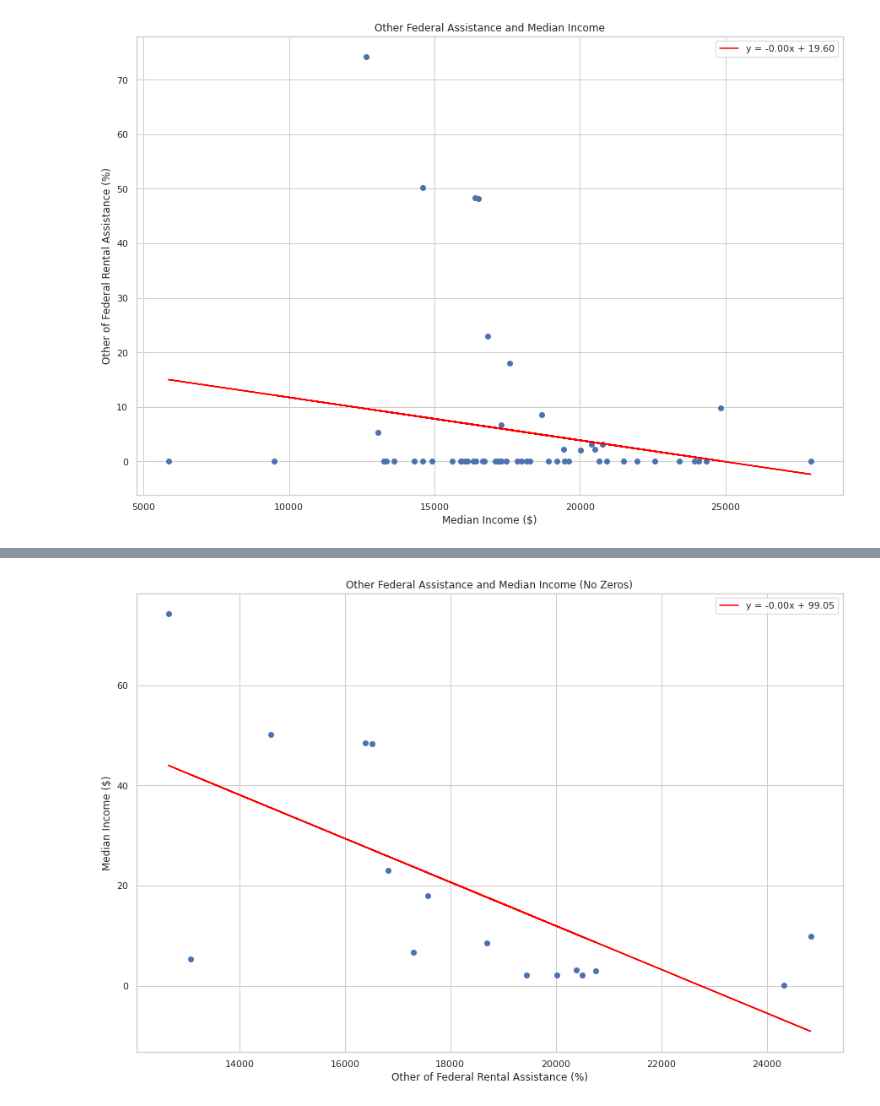
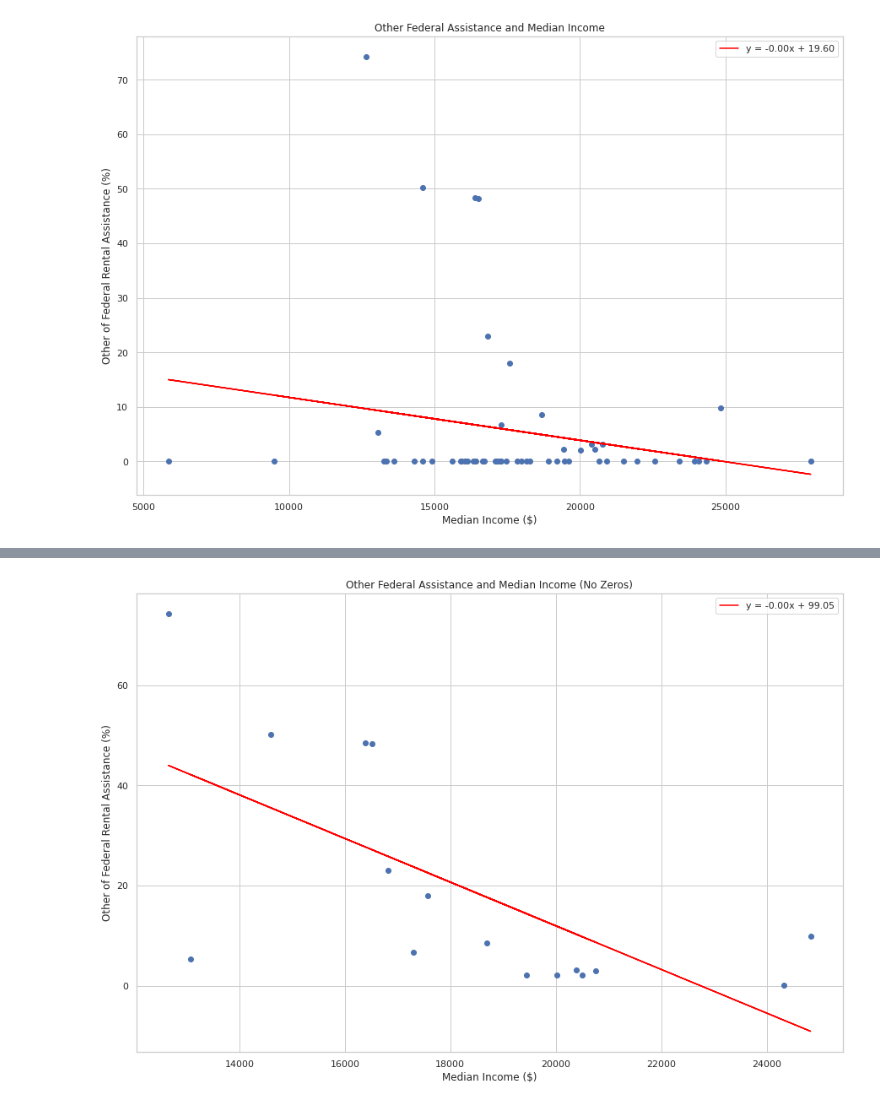
Before and after one commit to samuelscheffler/Housing-Data-Analysis, a Jupyter notebook: final-tutorial.ipynb, the cells around one changed output, grey strips where cells are left out. Saved outputs shown, nothing was run; the diff lists cells and outputs as text; code cells hidden in the pictures.

```diff
--- a/final-tutorial.ipynb
+++ b/final-tutorial.ipynb
@@ -260,7 +260,7 @@ household_income_df
 federal_asst_df = pd.read_excel("2018-LIHTC-Tenant-Tables.xlsx", sheet_name="Table 12")
 
 # Drop the the irrelevant rows
-federal_asst_df = federal_asst_df.drop([57,58,59,60,61,62])
+federal_asst_df = federal_asst_df.drop([57,58,59,60,61])
 
 # Get the correct headers
 federal_asst_df.iloc[0, 0] = federal_asst_df.iloc[1, 0]
@@ -757,34 +757,34 @@ strong multicollinearity or other numerical problems.
 # %%
 federal_asst_df_nozero = federal_asst_df_mod.loc[federal_asst_df_mod["Other Federal Rental Assistance (%)"] != 0, :]
 household_income_df_nozero = household_income_df_mod.loc[federal_asst_df_nozero.index, :]
 
 X = household_income_df_nozero["Median Income ($)"].values.reshape(-1,1)
 Y = federal_asst_df_nozero["Other Federal Rental Assistance (%)"].values.reshape(-1,1)
 
 ##Creating linear regression
 lin_regr = LinearRegression()
 reg = lin_regr.fit(X, Y)
 
 ##Predictions
 Y_pred = lin_regr.predict(X)
 
 m = reg.coef_[0][0]
 b = reg.intercept_[0]
 
 line_label = "y = {:.2f}x + {:.2f}".format(m, b)
 
 ##Plotting
 plt.figure(figsize=(15,10))
 plt.scatter(X,Y)
 plt.plot(X,Y_pred, color='red', label=line_label)
-plt.xlabel("Other of Federal Rental Assistance (%)")
-plt.ylabel("Median Income ($)")
+plt.xlabel("Median Income ($)")
+plt.ylabel("Other of Federal Rental Assistance (%)")
 plt.title("Other Federal Assistance and Median Income (No Zeros)")
 plt.legend(loc='upper right')
 
 plt.show()
 # %% [output]
-[figure, old version]
+[figure, new version]
 # %%
 X2 = sm.add_constant(X)
 model = sm.OLS(Y, X2)
```
Also changed, not shown: parts of 10 cells of this notebook.
